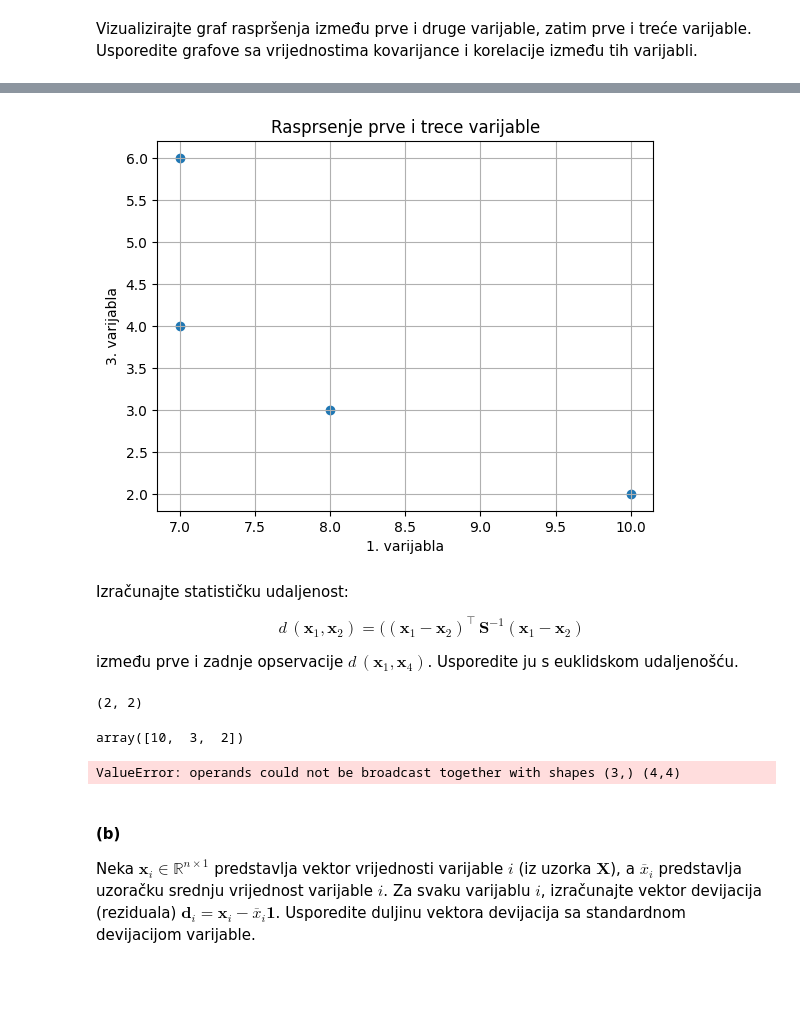
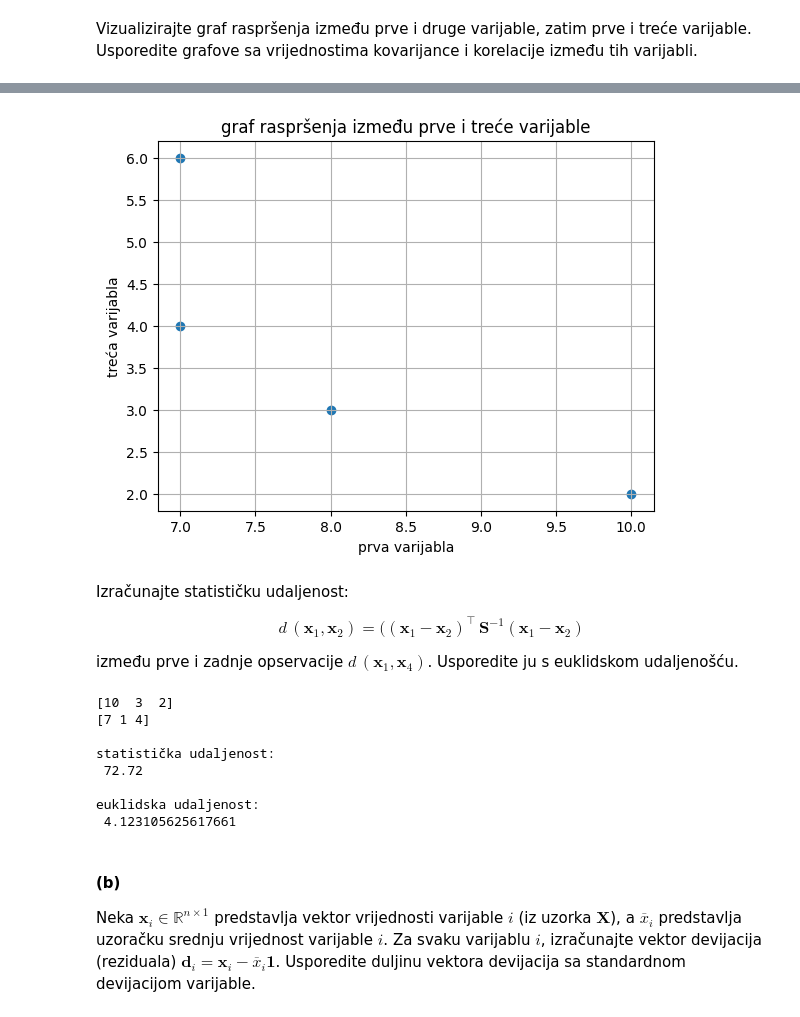
Before and after one commit to sskender/multivariate-data-analysis, a Jupyter notebook: 2023/lab1/SVEN_SKENDER_0036507654.ipynb, the cells around one changed output, grey strips where cells are left out. Cells and saved outputs as stored; diff of their text form; code cells hidden in the pictures; blank space fills up the shorter version.

```diff
--- a/2023/lab1/SVEN_SKENDER_0036507654.ipynb
+++ b/2023/lab1/SVEN_SKENDER_0036507654.ipynb
@@ -90,13 +93,13 @@ plt.show()
 # %%
 # <Vaš kôd ovdje>
-plt.scatter(X[:,0],X[:,2])
-plt.xlabel('1. varijabla')
-plt.ylabel('3. varijabla')
-plt.title('Rasprsenje prve i trece varijable')
+plt.scatter(X[:, 0], X[:, 2])
+plt.title('graf raspršenja između prve i treće varijable')
+plt.xlabel('prva varijabla')
+plt.ylabel('treća varijabla')
 plt.grid()
 plt.show()
 # %% [output]
-[figure, old version]
+[figure, new version]
 # %% [markdown]
  Izračunajte statističku udaljenost:
 
@@ -113,22 +111,25 @@ X_c = np.array([
-# %%
-S = np.cov(X_c).round(2)
-np.linalg.inv(S).shape
-# %% [output]
-(2, 2)
-# %%
-x1.T
-# %% [output]
-array([10,  3,  2])
-# %%
-# <Vaš kôd ovdje>
-x1 = X[0,:]
-x4 = X[3,:]
-
-d = ((x1-x4).T*np.linalg.inv(S)*(x1-x4))
-euclidian_dist = round(np.linalg.norm(x1-x4), 2)
-print('\neuklidska udaljenost: ', euclidian_dist)
-# %% [output]
-ValueError: operands could not be broadcast together with shapes (3,) (4,4)
+# %%
+# <Vaš kôd ovdje>
+X1 = X[0, :]
+X2 = X[3, :]
+
+print(X1)
+print(X2)
+
+d = np.dot(np.dot((X1 - X2).T, S), (X1 - X2))
+print("\nstatistička udaljenost:\n", d)
+
+euclid = np.sqrt(np.sum((X1 - X2)**2))
+print("\neuklidska udaljenost:\n", euclid)
+# %% [output]
+[10  3  2]
+[7 1 4]
+
+statistička udaljenost:
+ 72.72
+
+euklidska udaljenost:
+ 4.123105625617661
 # %% [markdown]
 #### (b)
 Neka $\mathbf{x}_i \in \mathbb{R}^{n \times 1}$ predstavlja vektor vrijednosti varijable $i$  (iz uzorka $\mathbf{X}$), a $\overline{x}_i$ predstavlja uzoračku srednju vrijednost varijable $i$. Za svaku varijablu $i$, izračunajte vektor devijacija (reziduala) $\mathbf{d}_i = \mathbf{x}_i - \overline{x}_i \mathbf{1}$. Usporedite duljinu vektora devijacija sa standardnom devijacijom varijable.
```
Also changed, not shown: parts of 11 cells of this notebook.
